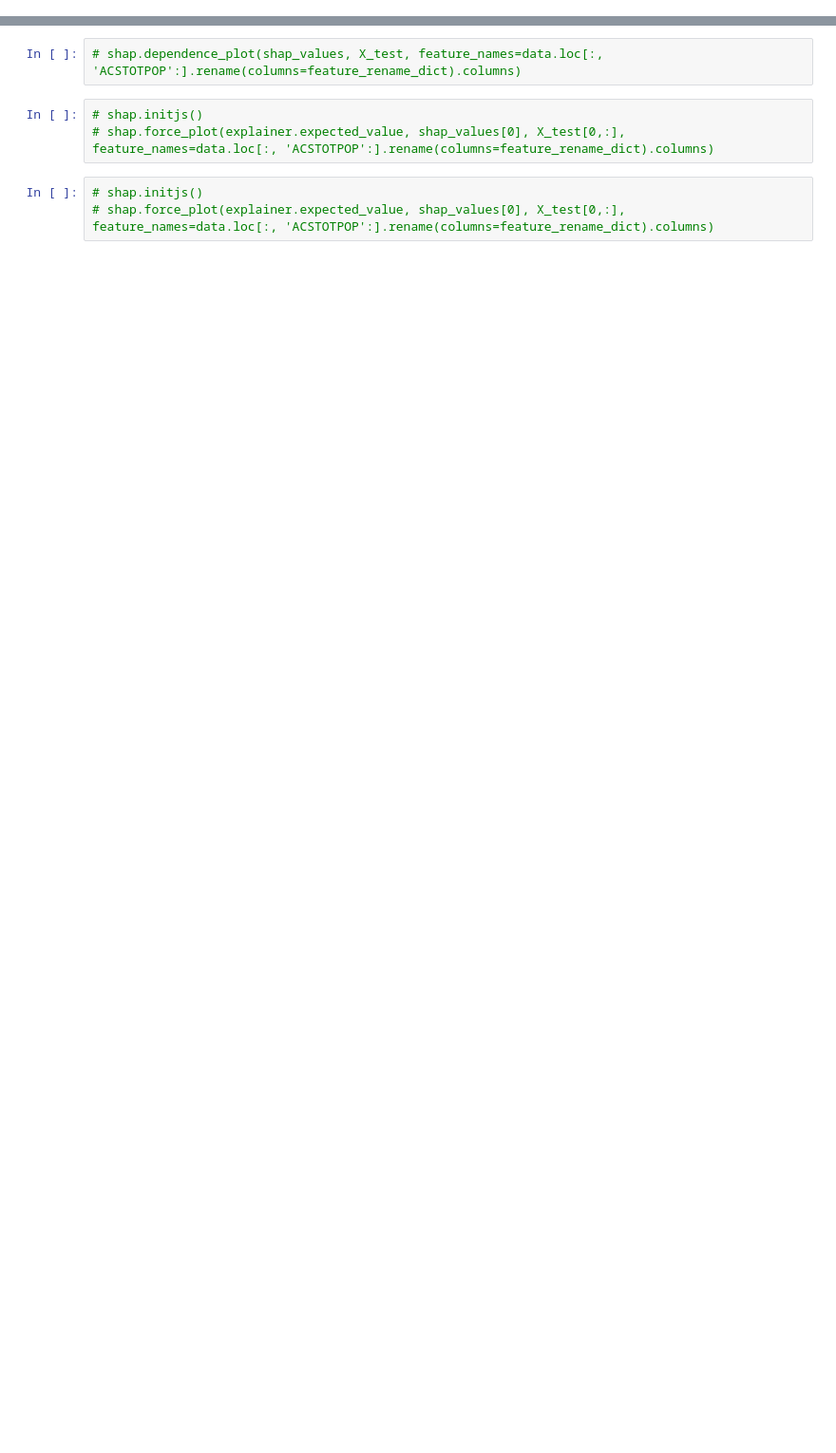
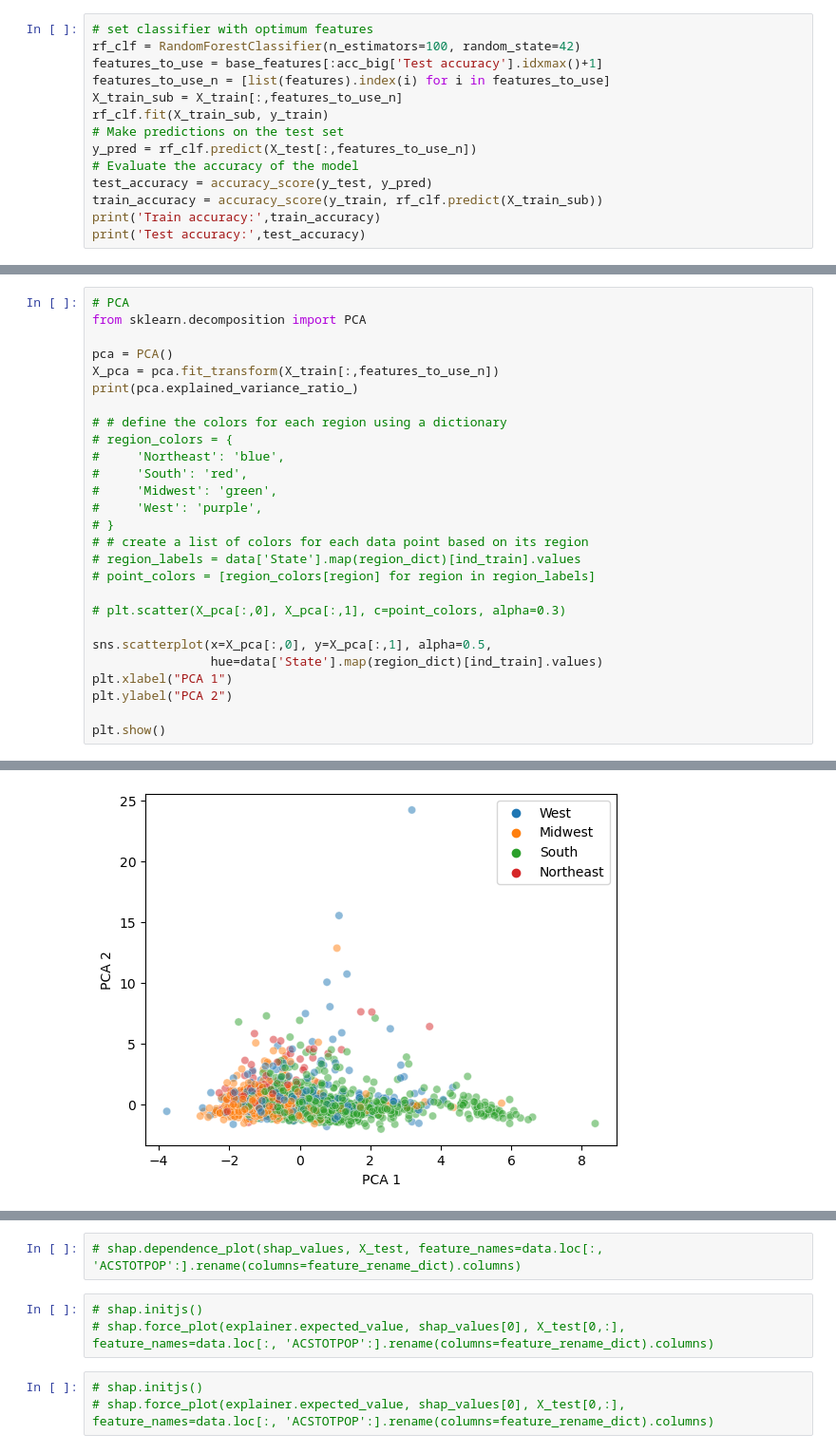
Before and after one commit to jkwesio/waste-class-repo2023, a Jupyter notebook: RF_SHAP_v3-jeb.ipynb, the cells around one changed output, grey strips where cells are left out. Shown at 95% size. Drawn from its saved outputs; the diff is of its cells as text; blank space fills up the shorter version.

```diff
--- a/RF_SHAP_v3-jeb.ipynb
+++ b/RF_SHAP_v3-jeb.ipynb
@@ -82,0 +226,14 @@ shap.summary_plot(shap_values, X_test, plot_type="bar", feature_names=data.loc[:
+# %%
+# set classifier with optimum features
+rf_clf = RandomForestClassifier(n_estimators=100, random_state=42)
+features_to_use = base_features[:acc_big['Test accuracy'].idxmax()+1]
+features_to_use_n = [list(features).index(i) for i in features_to_use]
+X_train_sub = X_train[:,features_to_use_n]
+rf_clf.fit(X_train_sub, y_train)
+# Make predictions on the test set
+y_pred = rf_clf.predict(X_test[:,features_to_use_n])
+# Evaluate the accuracy of the model
+test_accuracy = accuracy_score(y_test, y_pred)
+train_accuracy = accuracy_score(y_train, rf_clf.predict(X_train_sub))
+print('Train accuracy:',train_accuracy)
+print('Test accuracy:',test_accuracy)
@@ -82,0 +278,28 @@ shap.summary_plot(shap_values, X_test, plot_type="bar", feature_names=data.loc[:
+# %%
+# PCA
+from sklearn.decomposition import PCA
+
+pca = PCA()
+X_pca = pca.fit_transform(X_train[:,features_to_use_n])
+print(pca.explained_variance_ratio_)
+
+# # define the colors for each region using a dictionary
+# region_colors = {
+#     'Northeast': 'blue',
+#     'South': 'red',
+#     'Midwest': 'green',
+#     'West': 'purple',
+# }
+# # create a list of colors for each data point based on its region
+# region_labels = data['State'].map(region_dict)[ind_train].values
+# point_colors = [region_colors[region] for region in region_labels]
+
+# plt.scatter(X_pca[:,0], X_pca[:,1], c=point_colors, alpha=0.3)
+
+sns.scatterplot(x=X_pca[:,0], y=X_pca[:,1], alpha=0.5,
+                hue=data['State'].map(region_dict)[ind_train].values)
+plt.xlabel("PCA 1")
+plt.ylabel("PCA 2")
+
+plt.show()
+# %% [output]
@@ -82,0 +308 @@ shap.summary_plot(shap_values, X_test, plot_type="bar", feature_names=data.loc[:
+[figure, added]
```
Also changed, not shown: parts of 31 cells of this notebook, 5 other files.
